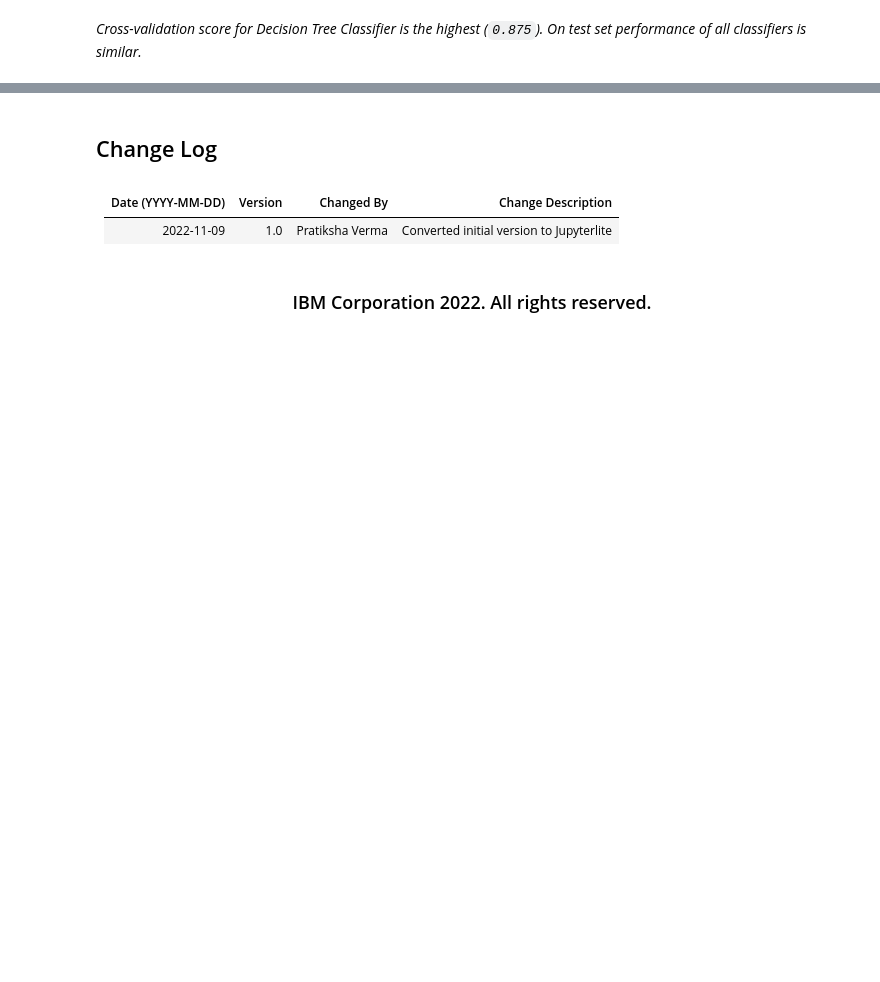
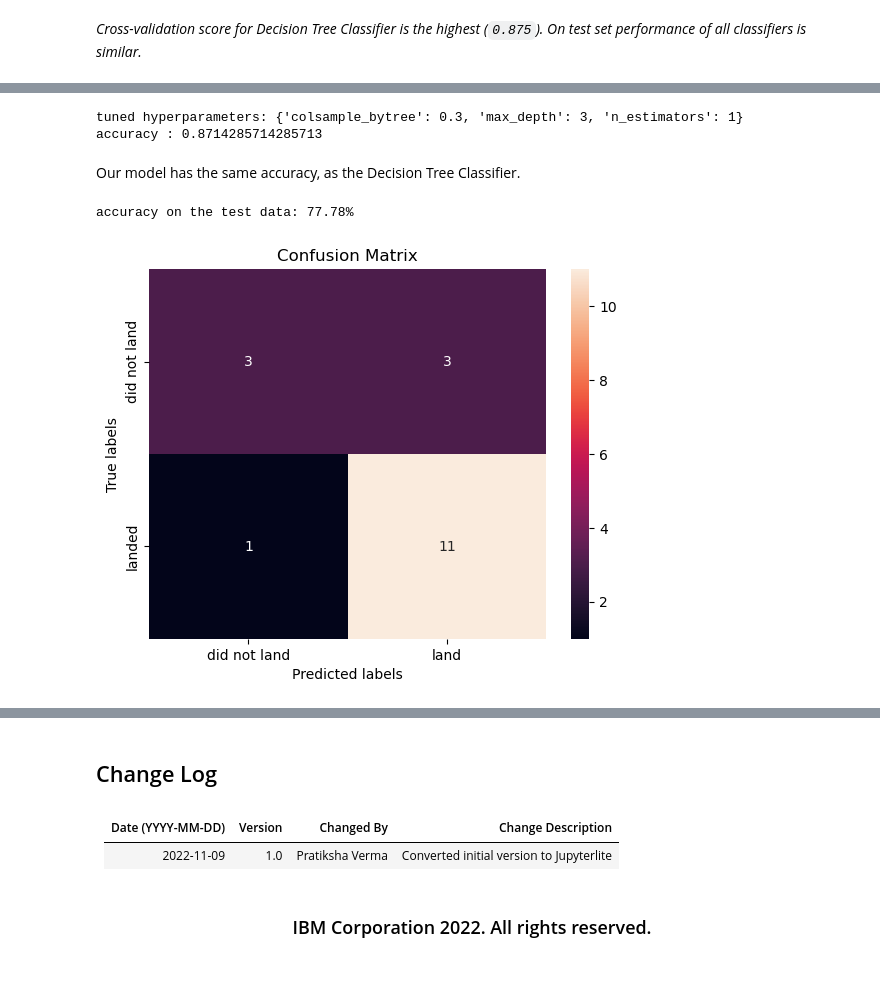
Before and after one commit to artbataev/ibm_ds_t10_capstone, a Jupyter notebook: Lab_4.1_Machine_Learning_Prediction.ipynb, the cells around one changed output, grey strips where cells are left out. Cells and saved outputs as stored; diff of their text form; code cells hidden in the pictures; blank space fills up the shorter version.

Commit message:
Update Machine Learning - Prediction notebook

```diff
--- a/Lab_4.1_Machine_Learning_Prediction.ipynb
+++ b/Lab_4.1_Machine_Learning_Prediction.ipynb
@@ -341,0 +353,11 @@ plt.show()
+# %%
+# parameters for xgboost model
+parameters = {'n_estimators': [1, 2, 3, 4, 5],  # number of trees
+              'max_depth': [1, 2, 3, 4, 5],  # max tree depth
+              'colsample_bytree': [0.1, 0.2, 0.3, 0.4]}  # sampling by features
+
+xgboost_model = xgb.XGBClassifier(booster="gbtree", random_state=RANDOM_STATE)  # tree-based classifiers
+# %%
+# search parameters for the best model
+xgboost_cv = GridSearchCV(xgboost_model, parameters, cv=10)
+xgboost_cv.fit(X_train, Y_train)
@@ -341,0 +382,17 @@ plt.show()
+# %%
+print("tuned hyperparameters:", xgboost_cv.best_params_)
+print("accuracy :", xgboost_cv.best_score_)
+# %% [output]
+tuned hyperparameters: {'colsample_bytree': 0.3, 'max_depth': 3, 'n_estimators': 1}
+accuracy : 0.8714285714285713
+# %% [markdown]
+Our model has the same accuracy, as the Decision Tree Classifier.
+# %%
+print(f"accuracy on the test data: {xgboost_cv.score(X_test, Y_test):.2%}")
+# %% [output]
+accuracy on the test data: 77.78%
+# %%
+yhat = xgboost_cv.predict(X_test)
+plot_confusion_matrix(Y_test,yhat)
+# %% [output]
+[figure, added]
```
Also changed, not shown: parts of 29 cells of this notebook.
